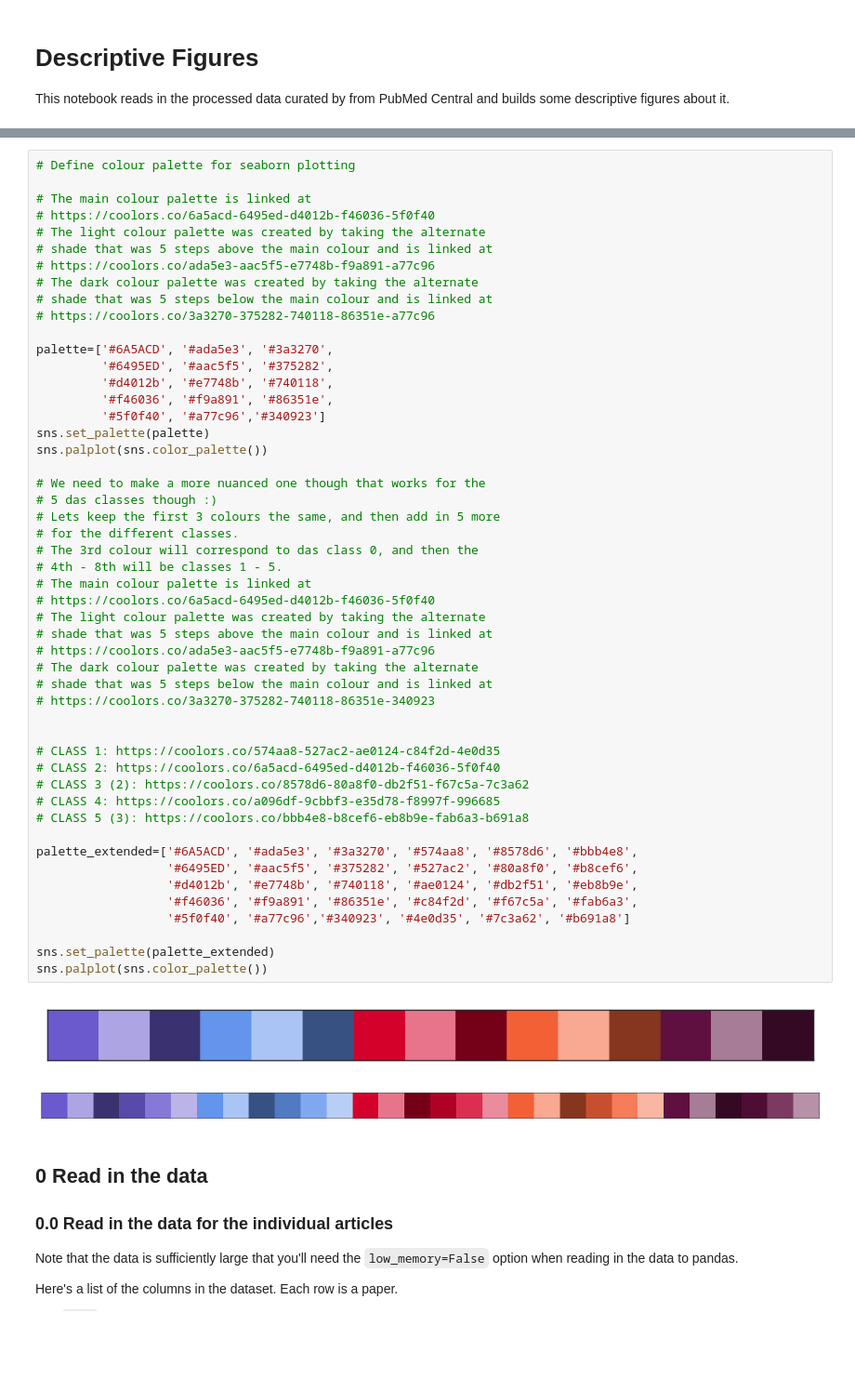
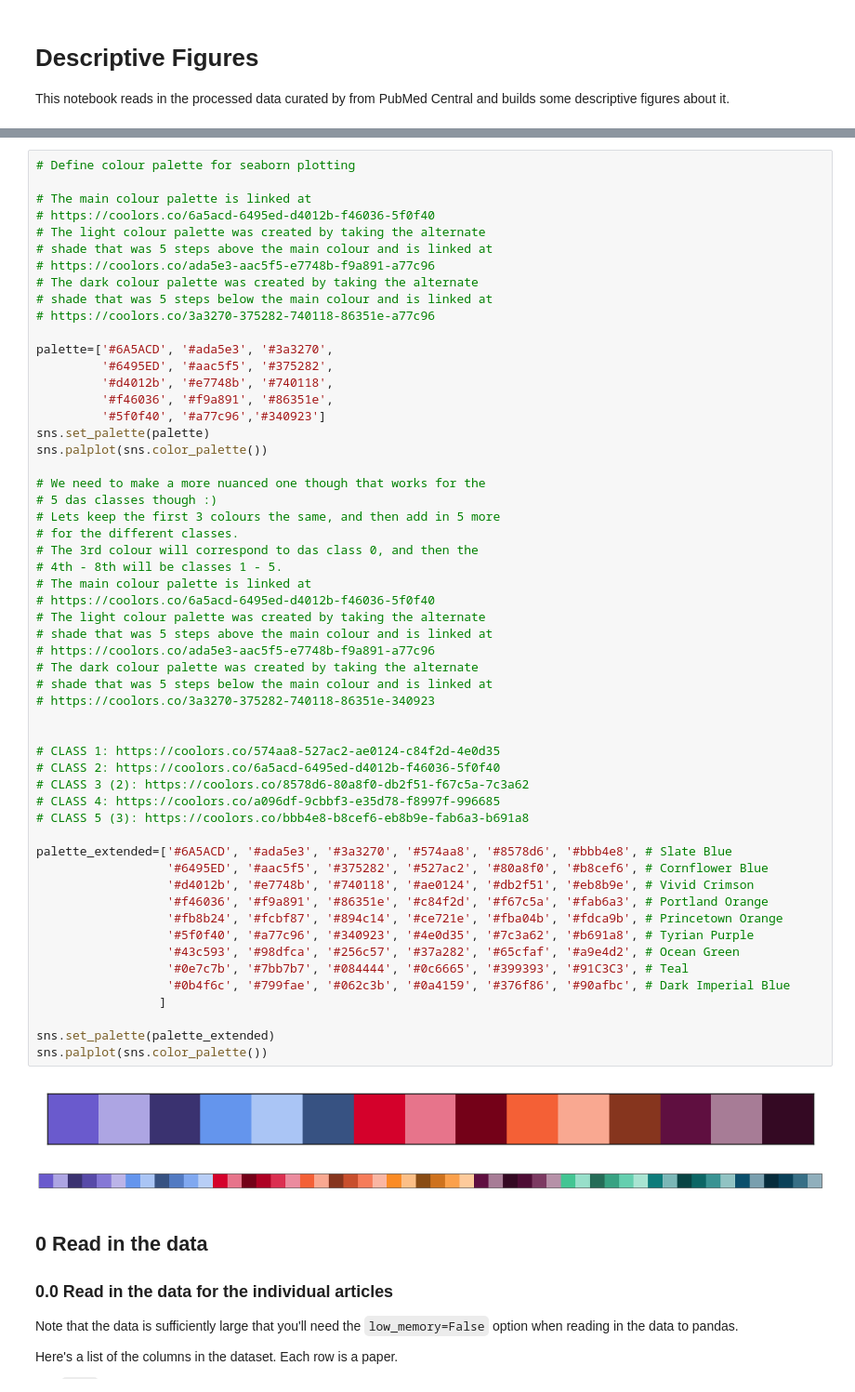
Before and after one commit to alan-turing-institute/das-public, a Jupyter notebook: notebooks/DescriptiveFigures.ipynb, the cells around one changed output, grey strips where cells are left out. Shown at 93% size. Saved outputs shown, nothing was run; the diff lists cells and outputs as text; blank space fills up the shorter version.

```diff
--- a/notebooks/DescriptiveFigures.ipynb
+++ b/notebooks/DescriptiveFigures.ipynb
@@ -59,39 +56,44 @@ palette=['#6A5ACD', '#ada5e3', '#3a3270',
 sns.set_palette(palette)
 sns.palplot(sns.color_palette())
 
 # We need to make a more nuanced one though that works for the
 # 5 das classes though :)
 # Lets keep the first 3 colours the same, and then add in 5 more
 # for the different classes.
 # The 3rd colour will correspond to das class 0, and then the
 # 4th - 8th will be classes 1 - 5.
 # The main colour palette is linked at
 # https://coolors.co/6a5acd-6495ed-d4012b-f46036-5f0f40
 # The light colour palette was created by taking the alternate
 # shade that was 5 steps above the main colour and is linked at
 # https://coolors.co/ada5e3-aac5f5-e7748b-f9a891-a77c96
 # The dark colour palette was created by taking the alternate
 # shade that was 5 steps below the main colour and is linked at
 # https://coolors.co/3a3270-375282-740118-86351e-340923
 
 
 # CLASS 1: https://coolors.co/574aa8-527ac2-ae0124-c84f2d-4e0d35
 # CLASS 2: https://coolors.co/6a5acd-6495ed-d4012b-f46036-5f0f40
 # CLASS 3 (2): https://coolors.co/8578d6-80a8f0-db2f51-f67c5a-7c3a62
 # CLASS 4: https://coolors.co/a096df-9cbbf3-e35d78-f8997f-996685
 # CLASS 5 (3): https://coolors.co/bbb4e8-b8cef6-eb8b9e-fab6a3-b691a8
 
-palette_extended=['#6A5ACD', '#ada5e3', '#3a3270', '#574aa8', '#8578d6', '#bbb4e8',
-                  '#6495ED', '#aac5f5', '#375282', '#527ac2', '#80a8f0', '#b8cef6',
-                  '#d4012b', '#e7748b', '#740118', '#ae0124', '#db2f51', '#eb8b9e',
-                  '#f46036', '#f9a891', '#86351e', '#c84f2d', '#f67c5a', '#fab6a3',
-                  '#5f0f40', '#a77c96','#340923', '#4e0d35', '#7c3a62', '#b691a8']
+palette_extended=['#6A5ACD', '#ada5e3', '#3a3270', '#574aa8', '#8578d6', '#bbb4e8', # Slate Blue
+                  '#6495ED', '#aac5f5', '#375282', '#527ac2', '#80a8f0', '#b8cef6', # Cornflower Blue
+                  '#d4012b', '#e7748b', '#740118', '#ae0124', '#db2f51', '#eb8b9e', # Vivid Crimson
+                  '#f46036', '#f9a891', '#86351e', '#c84f2d', '#f67c5a', '#fab6a3', # Portland Orange
+                  '#fb8b24', '#fcbf87', '#894c14', '#ce721e', '#fba04b', '#fdca9b', # Princetown Orange
+                  '#5f0f40', '#a77c96', '#340923', '#4e0d35', '#7c3a62', '#b691a8', # Tyrian Purple
+                  '#43c593', '#98dfca', '#256c57', '#37a282', '#65cfaf', '#a9e4d2', # Ocean Green
+                  '#0e7c7b', '#7bb7b7', '#084444', '#0c6665', '#399393', '#91C3C3', # Teal
+                  '#0b4f6c', '#799fae', '#062c3b', '#0a4159', '#376f86', '#90afbc', # Dark Imperial Blue
+                 ]
 
 sns.set_palette(palette_extended)
 sns.palplot(sns.color_palette())
 # %% [output]
 [figure]
-[figure, old version]
+[figure, new version]
 # %% [markdown]
 ## 0 Read in the data
 
```
Also changed, not shown: parts of 11 cells of this notebook, 1 other file.
